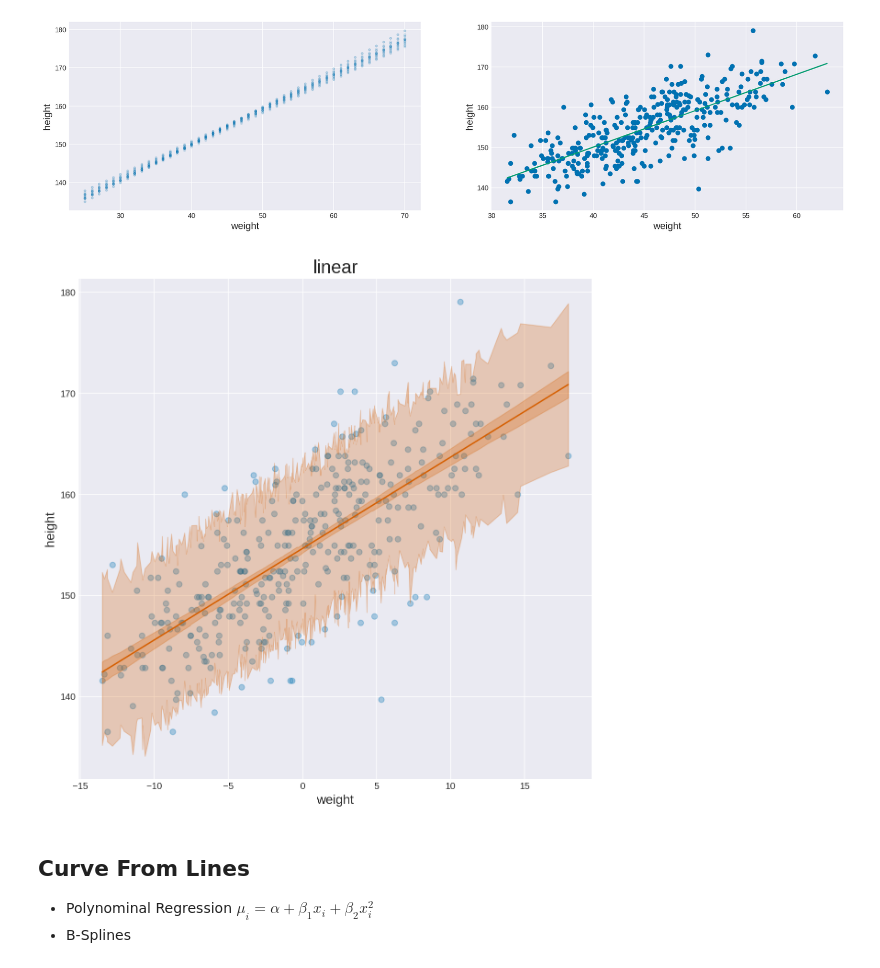
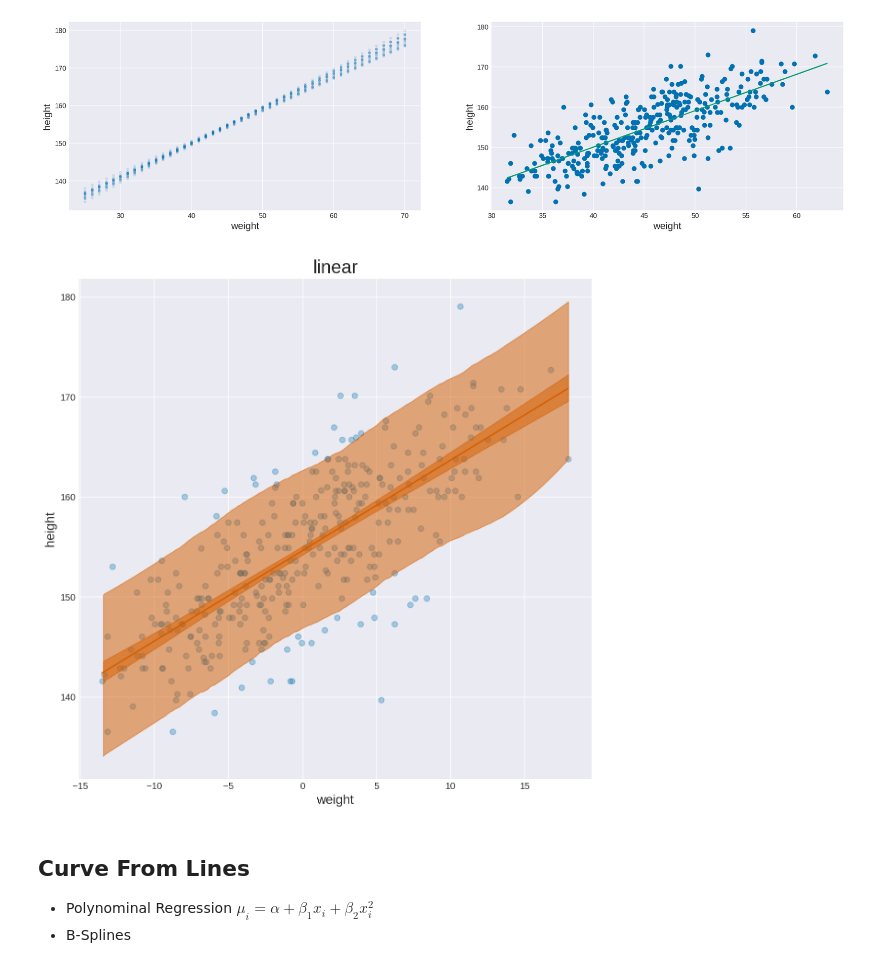
Before and after one commit to yebenbenben/Statistical-Rethinking-with-Python-and-PyMC3, a Jupyter notebook: Ch4.ipynb, the cells around one changed output. Saved outputs shown, nothing was run; the diff lists cells and outputs as text; code cells hidden in the pictures.

```diff
--- a/Ch4.ipynb
+++ b/Ch4.ipynb
@@ -51,19 +51,19 @@ import seaborn as sns
 %config InlineBackend.figure_format = 'retina'
 plt.style.use(['seaborn-colorblind', 'seaborn-darkgrid'])
 # %%
-def plot(x, y, mu_pred, y_pred, title, ax, alpha=0.89):
+
+def plot(x, y, mu_pred, y_pred, hdi_prob, ax, title, x_label, y_label):
   idx = np.argsort(x.values)
   x_ord = x.values[idx]
-  y_pred_hpd_ord = az.hdi(y_pred, alpha)[idx]
-  mu_hpd_ord = az.hdi(mu_pred, alpha)[idx]
   mu_mean_ord = np.mean(mu_pred, axis=0)[idx]
 
   ax.scatter(x, y, c='C0', alpha=0.3)
   ax.plot(x_ord, mu_mean_ord, color='C2')
-  ax.fill_between(x_ord, mu_hpd_ord[:,0], mu_hpd_ord[:,1], color='C2', alpha=0.25)
-  ax.fill_between(x_ord, y_pred_hpd_ord[:,0], y_pred_hpd_ord[:,1], color='C2', alpha=0.25)
-  ax.set_xlabel('weight', fontsize=14)
-  ax.set_ylabel('height', fontsize=14)
+  az.plot_hpd(x, mu_pred, hdi_prob=hdi_prob, color='C2', ax=ax)
+  az.plot_hpd(x, y_pred, hdi_prob=hdi_prob, color='C2', ax=ax)
+
+  ax.set_xlabel(x_label, fontsize=14)
+  ax.set_ylabel(y_label, fontsize=14)
   ax.set_title(title, fontsize=20)
 # %% [markdown]
 ## Linear Regression
@@ -155,12 +155,12 @@ mu_pred_4_4_2 = trace_4_4_2['mu']
 # %%
 # The solid line is the average line for mean height
 # The narrow shadow is the distribution of 89% interval of mu
 # The wider shaded region is the 89% interval of the actual height at each weight
 fig = plt.figure(figsize=(10, 10))
 ax = fig.add_subplot(111)
-plot(d2.weight_c, d2.height, mu_pred_4_4_2, predictive_4_4_2['height'], 'linear', ax)
+plot(d2.weight_c, d2.height, mu_pred_4_4_2, predictive_4_4_2['height'], 0.89, ax, 'linear', 'weight', 'height')
 # %% [output]
-[figure, old version]
+[figure, new version]
 # %% [markdown]
 ## Curve From Lines
 - Polynominal Regression $\mu_i = \alpha + \beta_1x_i + \beta_2x_i^2$
```
Also changed, not shown: parts of 15 cells of this notebook.
